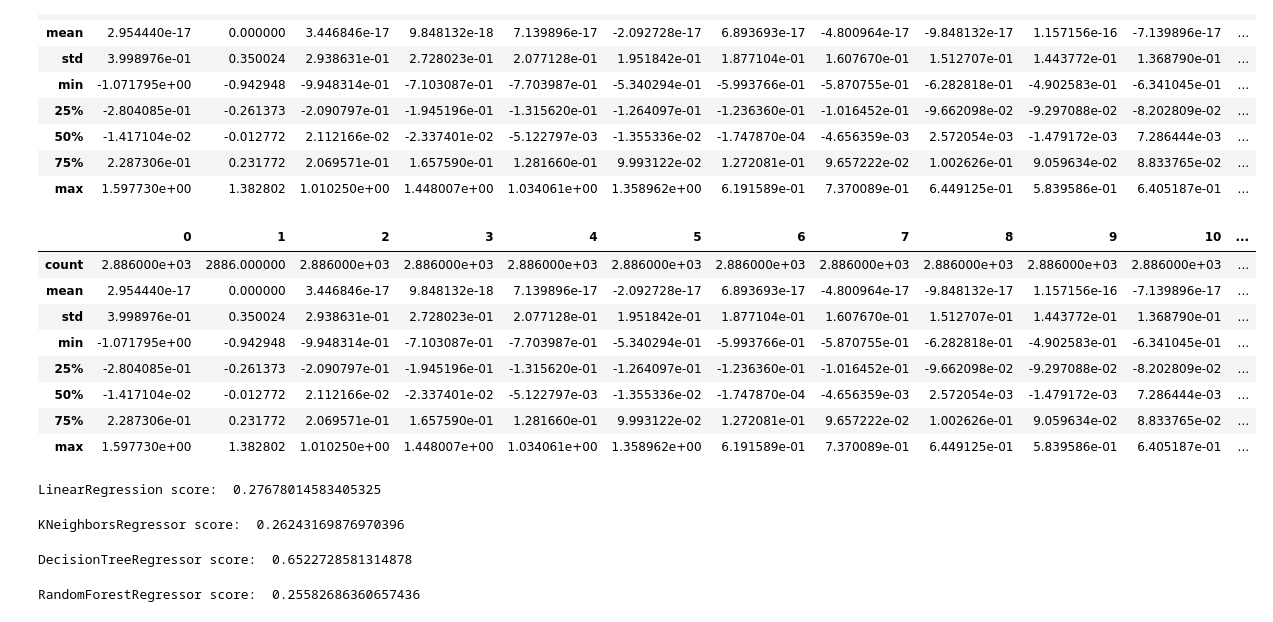
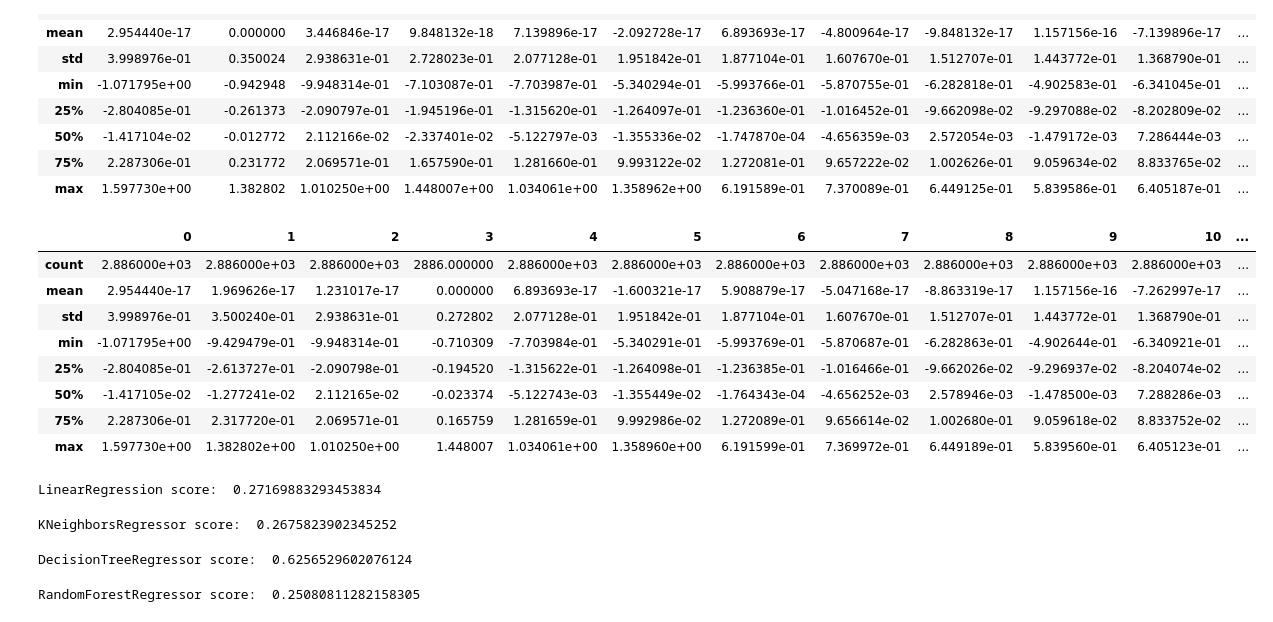
Before and after one commit to Pipi24/competition, a Jupyter notebook: ali-learn/工业蒸气量预测v9.8.1.ipynb, the cells around one changed output. Saved outputs shown, nothing was run; the diff lists cells and outputs as text; code cells hidden in the pictures.

```diff
--- a/ali-learn/工业蒸气量预测v9.8.ipynb
+++ b/ali-learn/工业蒸气量预测v9.8.1.ipynb
@@ -199,24 +199,24 @@ train_pca_90.describe()
 # %%
 # 保留16个主成分
 pca = PCA(n_components=16)
 train_pca_16 = pca.fit_transform(train_data_scaler.iloc[:,0:-1])
 test_pca_16 = pca.fit_transform(test_data_scaler)
 
-train_pca_16 = pd.DataFrame(train_pca_90)
-test_pca_16 = pd.DataFrame(test_pca_90)
+train_pca_16 = pd.DataFrame(train_pca_16)
+test_pca_16 = pd.DataFrame(test_pca_16)
 
 train_pca_16["target"] = train_data_scaler["target"]
 train_pca_16.describe()
 # %% [output]
 |  | 0 | 1 | 2 | 3 | 4 | 5 | 6 | 7 | 8 | 9 | 10 | ... |
-| count | 2.886000e+03 | 2886.000000 | 2.886000e+03 | 2.886000e+03 | 2.886000e+03 | 2.886000e+03 | 2.886000e+03 | 2.886000e+03 | 2.886000e+03 | 2.886000e+03 | 2.886000e+03 | ... |
-| mean | 2.954440e-17 | 0.000000 | 3.446846e-17 | 9.848132e-18 | 7.139896e-17 | -2.092728e-17 | 6.893693e-17 | -4.800964e-17 | -9.848132e-17 | 1.157156e-16 | -7.139896e-17 | ... |
-| std | 3.998976e-01 | 0.350024 | 2.938631e-01 | 2.728023e-01 | 2.077128e-01 | 1.951842e-01 | 1.877104e-01 | 1.607670e-01 | 1.512707e-01 | 1.443772e-01 | 1.368790e-01 | ... |
-| min | -1.071795e+00 | -0.942948 | -9.948314e-01 | -7.103087e-01 | -7.703987e-01 | -5.340294e-01 | -5.993766e-01 | -5.870755e-01 | -6.282818e-01 | -4.902583e-01 | -6.341045e-01 | ... |
-| 25% | -2.804085e-01 | -0.261373 | -2.090797e-01 | -1.945196e-01 | -1.315620e-01 | -1.264097e-01 | -1.236360e-01 | -1.016452e-01 | -9.662098e-02 | -9.297088e-02 | -8.202809e-02 | ... |
-| 50% | -1.417104e-02 | -0.012772 | 2.112166e-02 | -2.337401e-02 | -5.122797e-03 | -1.355336e-02 | -1.747870e-04 | -4.656359e-03 | 2.572054e-03 | -1.479172e-03 | 7.286444e-03 | ... |
-| 75% | 2.287306e-01 | 0.231772 | 2.069571e-01 | 1.657590e-01 | 1.281660e-01 | 9.993122e-02 | 1.272081e-01 | 9.657222e-02 | 1.002626e-01 | 9.059634e-02 | 8.833765e-02 | ... |
-| max | 1.597730e+00 | 1.382802 | 1.010250e+00 | 1.448007e+00 | 1.034061e+00 | 1.358962e+00 | 6.191589e-01 | 7.370089e-01 | 6.449125e-01 | 5.839586e-01 | 6.405187e-01 | ... |
+| count | 2.886000e+03 | 2.886000e+03 | 2.886000e+03 | 2886.000000 | 2.886000e+03 | 2.886000e+03 | 2.886000e+03 | 2.886000e+03 | 2.886000e+03 | 2.886000e+03 | 2.886000e+03 | ... |
+| mean | 2.954440e-17 | 1.969626e-17 | 1.231017e-17 | 0.000000 | 6.893693e-17 | -1.600321e-17 | 5.908879e-17 | -5.047168e-17 | -8.863319e-17 | 1.157156e-16 | -7.262997e-17 | ... |
+| std | 3.998976e-01 | 3.500240e-01 | 2.938631e-01 | 0.272802 | 2.077128e-01 | 1.951842e-01 | 1.877104e-01 | 1.607670e-01 | 1.512707e-01 | 1.443772e-01 | 1.368790e-01 | ... |
+| min | -1.071795e+00 | -9.429479e-01 | -9.948314e-01 | -0.710309 | -7.703984e-01 | -5.340291e-01 | -5.993769e-01 | -5.870687e-01 | -6.282863e-01 | -4.902644e-01 | -6.340921e-01 | ... |
+| 25% | -2.804085e-01 | -2.613727e-01 | -2.090798e-01 | -0.194520 | -1.315622e-01 | -1.264098e-01 | -1.236385e-01 | -1.016466e-01 | -9.662026e-02 | -9.296937e-02 | -8.204074e-02 | ... |
+| 50% | -1.417105e-02 | -1.277241e-02 | 2.112165e-02 | -0.023374 | -5.122743e-03 | -1.355449e-02 | -1.764343e-04 | -4.656252e-03 | 2.578946e-03 | -1.478500e-03 | 7.288286e-03 | ... |
+| 75% | 2.287306e-01 | 2.317720e-01 | 2.069571e-01 | 0.165759 | 1.281659e-01 | 9.992986e-02 | 1.272089e-01 | 9.656614e-02 | 1.002680e-01 | 9.059618e-02 | 8.833752e-02 | ... |
+| max | 1.597730e+00 | 1.382802e+00 | 1.010250e+00 | 1.448007 | 1.034061e+00 | 1.358960e+00 | 6.191599e-01 | 7.369972e-01 | 6.449189e-01 | 5.839560e-01 | 6.405123e-01 | ... |
 # %%
 # 切分数据集，验证集
 from sklearn.model_selection import train_test_split
@@ -236,7 +236,7 @@ test_pred = clf.predict(test_data)
 score = mean_squared_error(test_target, clf.predict(test_data))
 print("LinearRegression score: ", score)
 # %% [output]
-LinearRegression score:  0.27678014583405325
+LinearRegression score:  0.27169883293453834
 # %%
 # 使用sklearn调用K近邻回归模型进行预测
 from sklearn.neighbors import KNeighborsRegressor
@@ -247,7 +247,7 @@ test_pred = clf.predict(test_data)
 score = mean_squared_error(test_target, test_pred)
 print("KNeighborsRegressor score: ", score)
 # %% [output]
-KNeighborsRegressor score:  0.26243169876970396
+KNeighborsRegressor score:  0.2675823902345252
 # %%
 # 使用sklearn调用决策树回归模型进行预测
 from sklearn.tree import DecisionTreeRegressor
@@ -258,7 +258,7 @@ test_pred = clf.predict(test_data)
 score = mean_squared_error(test_target, test_pred)
 print("DecisionTreeRegressor score: ", score)
 # %% [output]
-DecisionTreeRegressor score:  0.6522728581314878
+DecisionTreeRegressor score:  0.6256529602076124
 # %%
 # 使用sklearn调用随即森林回归模型进行预测
 from sklearn.ensemble import RandomForestRegressor
@@ -269,7 +269,7 @@ test_pred = clf.predict(test_data)
 score = mean_squared_error(test_target, test_pred)
 print("RandomForestRegressor score: ", score)
 # %% [output]
-RandomForestRegressor score:  0.25582686360657436
+RandomForestRegressor score:  0.25080811282158305
 # %%
 # 使用LightGBM回归模型进行预测
 import lightgbm as lgb
```
Also changed, not shown: parts of 1 cell of this notebook, 1 other file.
